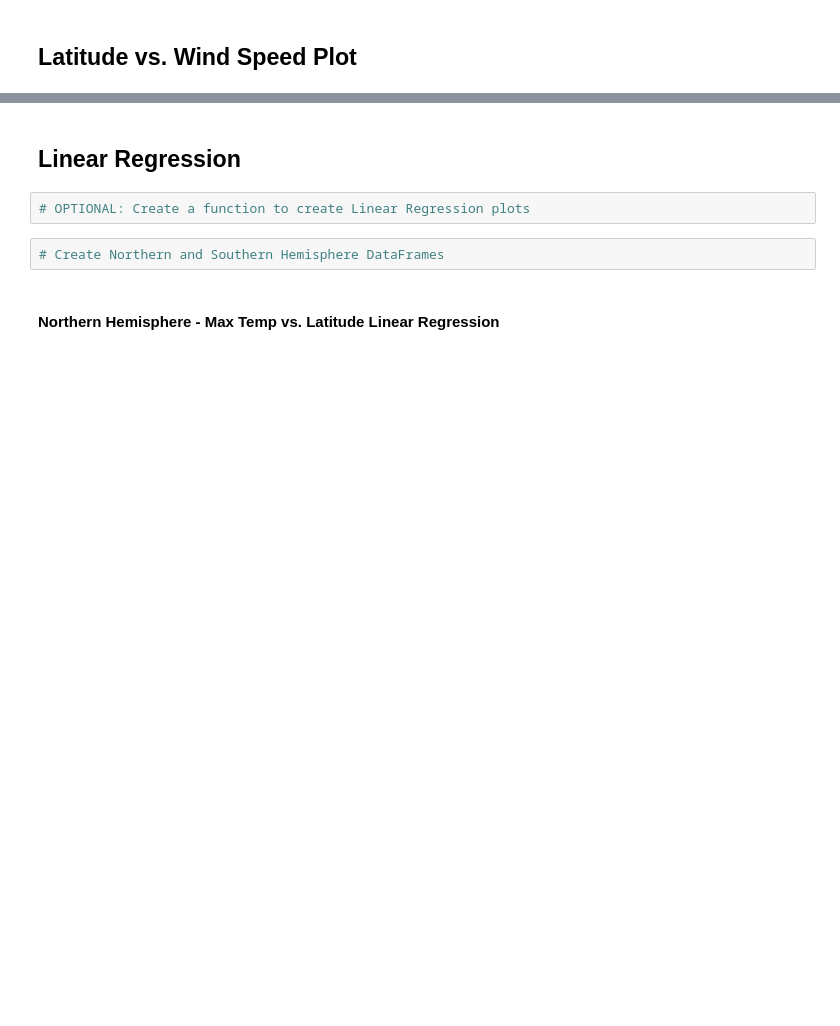
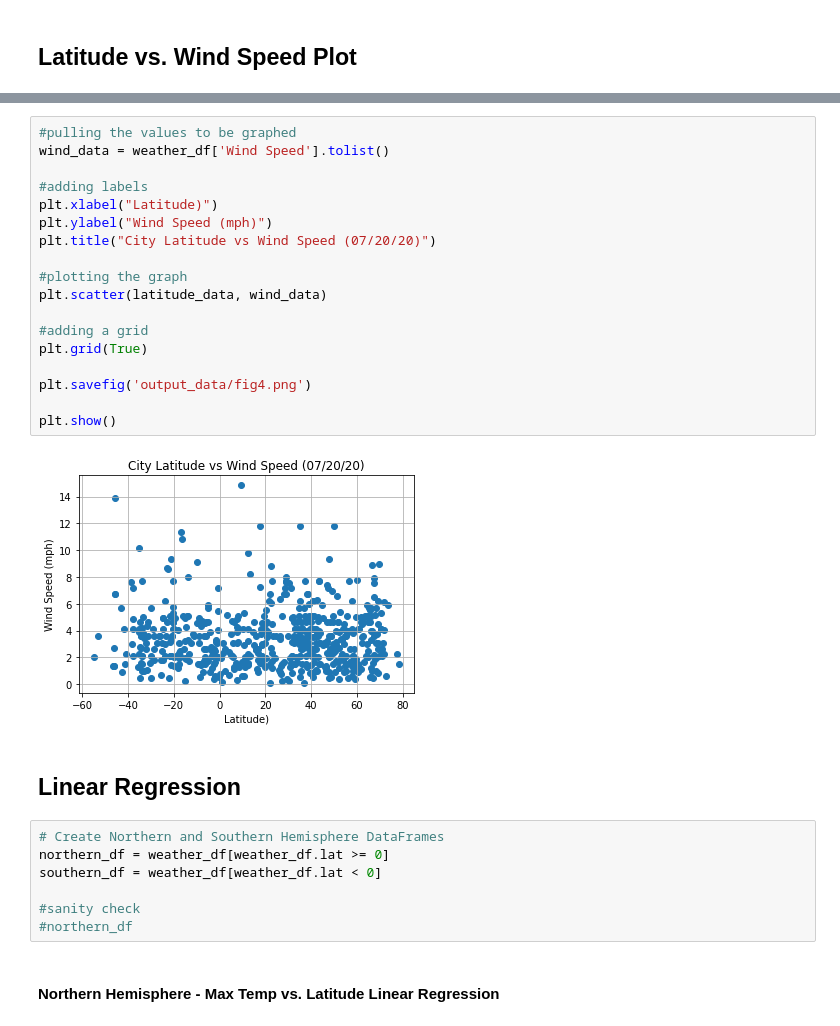
Before and after one commit to Ntorres95/python-api-challenge, a Jupyter notebook: WeatherPy.ipynb, the cells around one changed output, grey strips where cells are left out. Drawn from its saved outputs; the diff is of its cells as text; blank space fills up the shorter version.

```diff
--- a/WeatherPy.ipynb
+++ b/WeatherPy.ipynb
@@ -274,8 +309,31 @@ Int64Index([], dtype='int64')
+# %%
+#pulling the values to be graphed
+wind_data = weather_df['Wind Speed'].tolist()
+
+#adding labels
+plt.xlabel("Latitude)")
+plt.ylabel("Wind Speed (mph)")
+plt.title("City Latitude vs Wind Speed (07/20/20)")
+
+#plotting the graph
+plt.scatter(latitude_data, wind_data)
+
+#adding a grid
+plt.grid(True)
+
+plt.savefig('output_data/fig4.png')
+
+plt.show()
+# %% [output]
+[figure, added]
 # %% [markdown]
 ## Linear Regression
-# %%
-# OPTIONAL: Create a function to create Linear Regression plots
 # %%
 # Create Northern and Southern Hemisphere DataFrames
+northern_df = weather_df[weather_df.lat >= 0]
+southern_df = weather_df[weather_df.lat < 0]
+
+#sanity check
+#northern_df
 # %% [markdown]
 ####  Northern Hemisphere - Max Temp vs. Latitude Linear Regression
```
Also changed, not shown: parts of 33 cells of this notebook, 5 other files.
